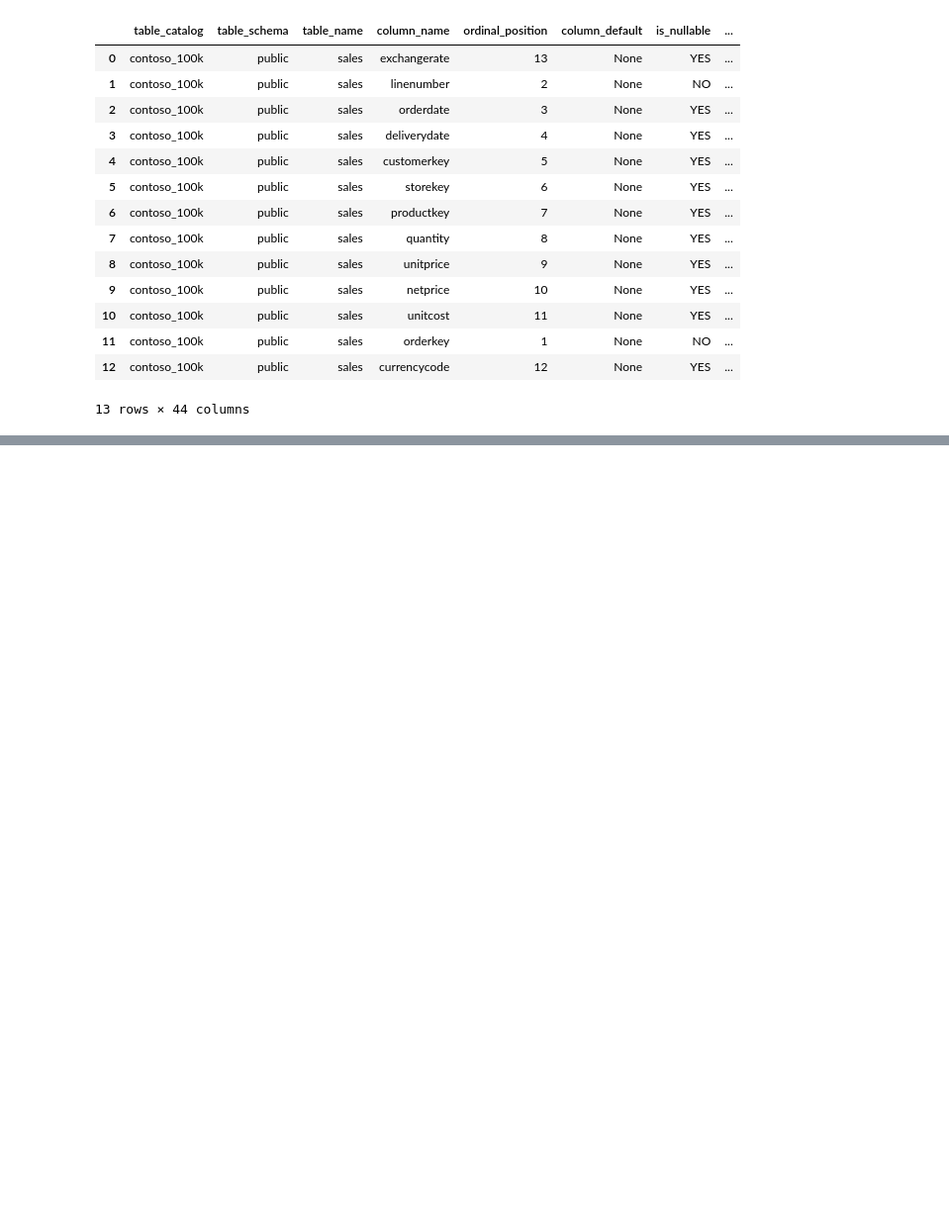
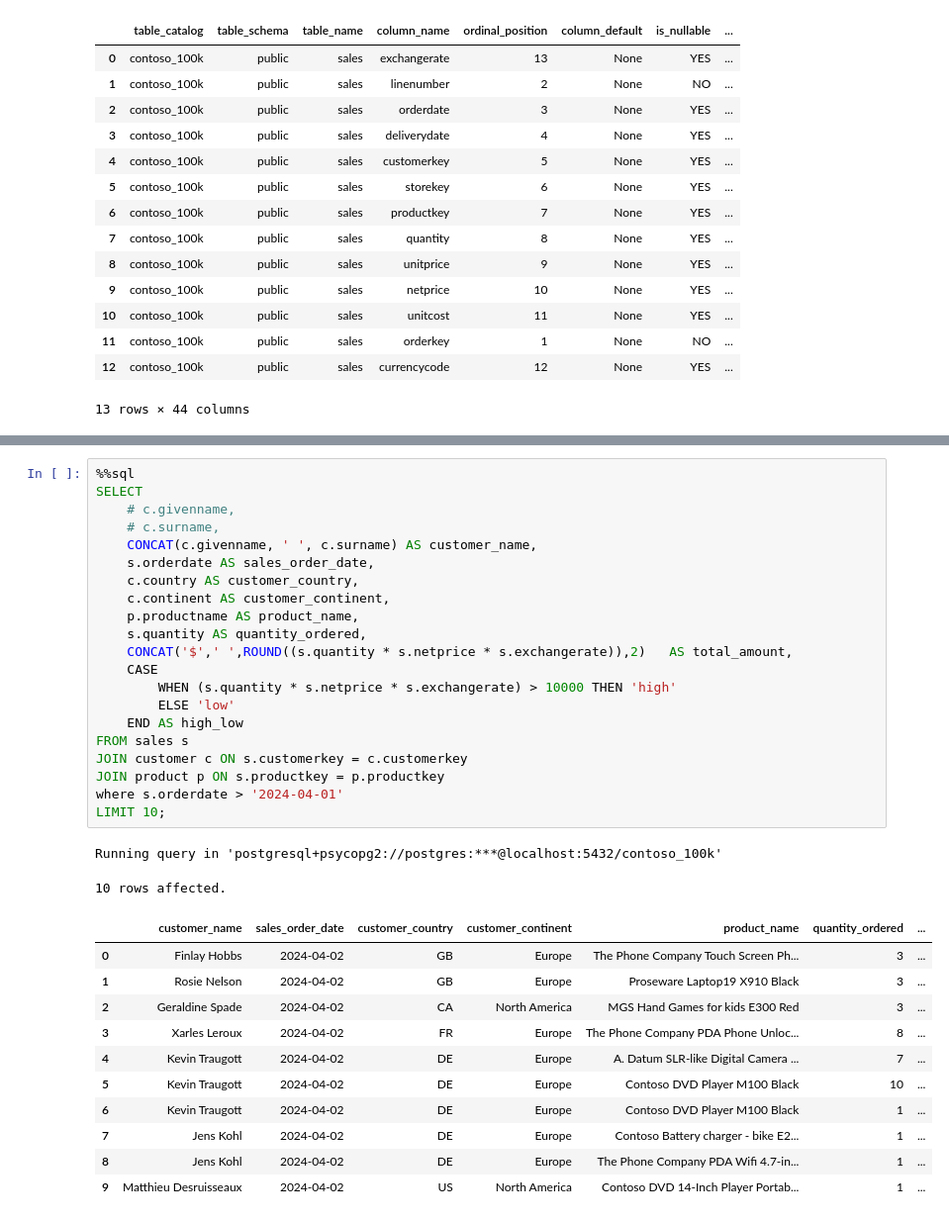
Before and after one commit to Nisha-Gangadhar/NishaTheDataAnalyst.github.io, a Jupyter notebook: Resources/Blank_SQL_Notebook.ipynb, the cells around one changed output, grey strips where cells are left out. Shown at 99% size. Drawn from its saved outputs; the diff is of its cells as text; blank space fills up the shorter version.

```diff
--- a/Resources/Blank_SQL_Notebook.ipynb
+++ b/Resources/Blank_SQL_Notebook.ipynb
@@ -120,0 +176,35 @@ Running query in 'postgresql+psycopg2://postgres:***@localhost:5432/contoso_100k
+# %%
+%%sql
+SELECT
+    # c.givenname,
+    # c.surname,
+    CONCAT(c.givenname, ' ', c.surname) AS customer_name,
+    s.orderdate AS sales_order_date,
+    c.country AS customer_country,
+    c.continent AS customer_continent,
+    p.productname AS product_name,
+    s.quantity AS quantity_ordered,
+    CONCAT('$',' ',ROUND((s.quantity * s.netprice * s.exchangerate)),2)   AS total_amount,
+    CASE
+        WHEN (s.quantity * s.netprice * s.exchangerate) > 10000 THEN 'high'
+        ELSE 'low'
+    END AS high_low
+FROM sales s
+JOIN customer c ON s.customerkey = c.customerkey
+JOIN product p ON s.productkey = p.productkey
+where s.orderdate > '2024-04-01'
+LIMIT 10;
+# %% [output]
+Running query in 'postgresql+psycopg2://postgres:***@localhost:5432/contoso_100k'
+10 rows affected.
+|  | customer_name | sales_order_date | customer_country | customer_continent | product_name | quantity_ordered | ... |
+| 0 | Finlay Hobbs | 2024-04-02 | GB | Europe | The Phone Company Touch Screen Ph... | 3 | ... |
+| 1 | Rosie Nelson | 2024-04-02 | GB | Europe | Proseware Laptop19 X910 Black | 3 | ... |
+| 2 | Geraldine Spade | 2024-04-02 | CA | North America | MGS Hand Games for kids E300 Red | 3 | ... |
+| 3 | Xarles Leroux | 2024-04-02 | FR | Europe | The Phone Company PDA Phone Unloc... | 8 | ... |
+| 4 | Kevin Traugott | 2024-04-02 | DE | Europe | A. Datum SLR-like Digital Camera ... | 7 | ... |
+| 5 | Kevin Traugott | 2024-04-02 | DE | Europe | Contoso DVD Player M100 Black | 10 | ... |
+| 6 | Kevin Traugott | 2024-04-02 | DE | Europe | Contoso DVD Player M100 Black | 1 | ... |
+| 7 | Jens Kohl | 2024-04-02 | DE | Europe | Contoso Battery charger - bike E2... | 1 | ... |
+| 8 | Jens Kohl | 2024-04-02 | DE | Europe | The Phone Company PDA Wifi 4.7-in... | 1 | ... |
+| 9 | Matthieu Desruisseaux | 2024-04-02 | US | North America | Contoso DVD 14-Inch Player Portab... | 1 | ... |
```
Also changed, not shown: parts of 5 cells of this notebook.
